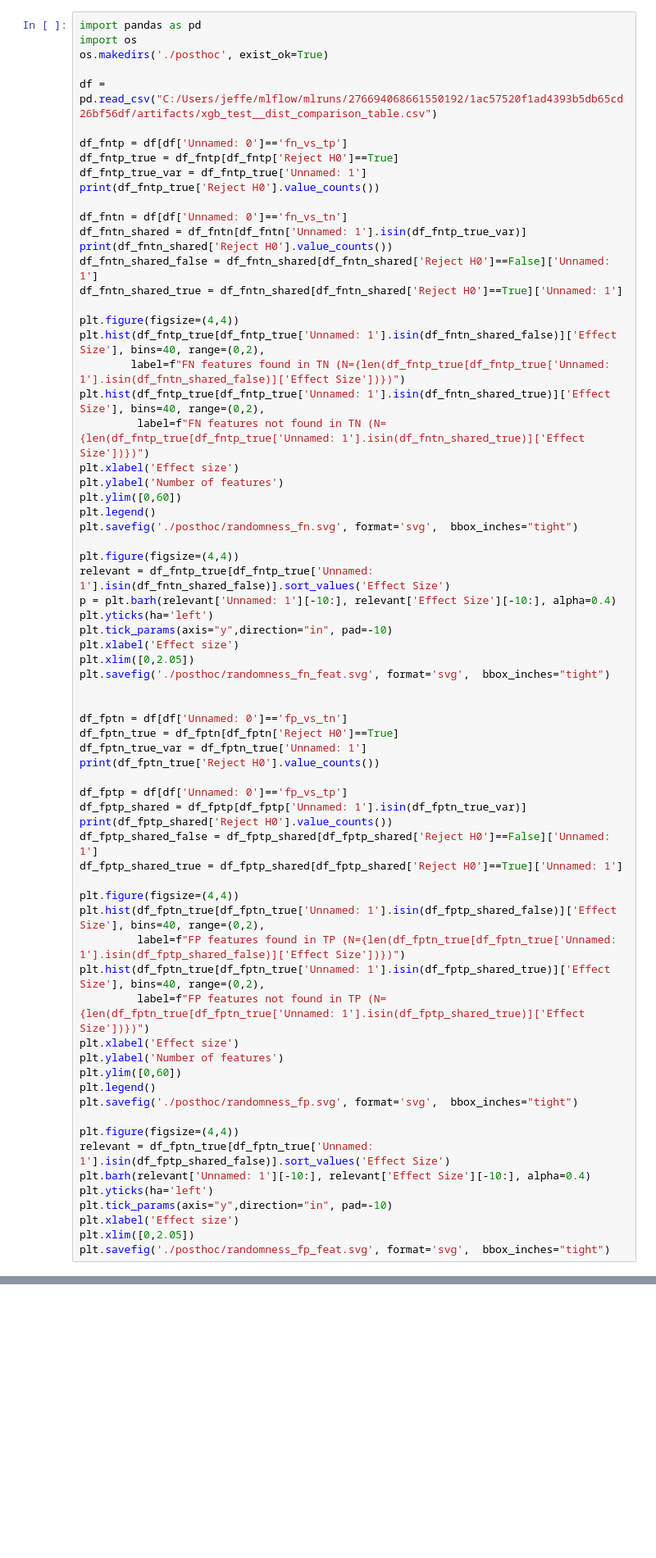
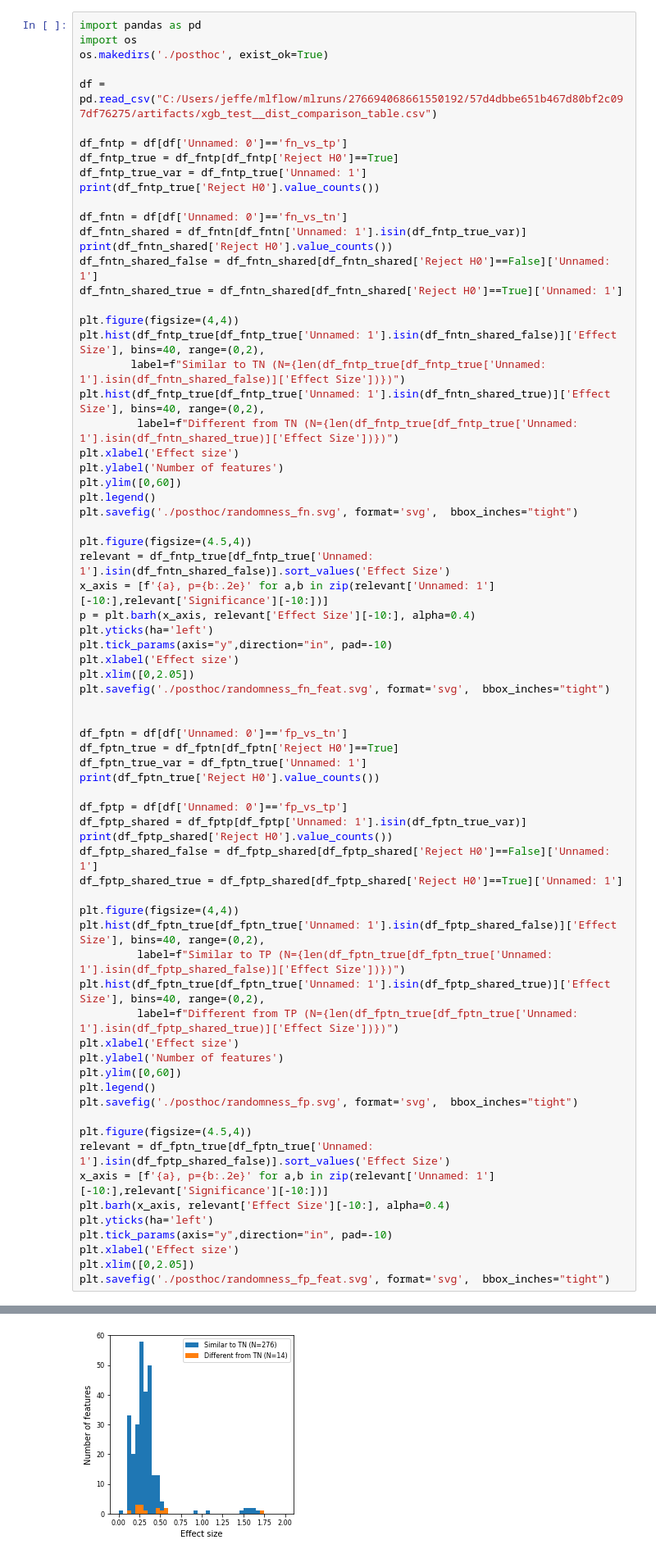
Before and after one commit to uclamii/CRRT, a Jupyter notebook: notebooks/results_analysis.ipynb, the cells around one changed output, grey strips where cells are left out. Shown at 82% size. Drawn from its saved outputs; the diff is of its cells as text; blank space fills up the shorter version.

```diff
--- a/notebooks/results_analysis.ipynb
+++ b/notebooks/results_analysis.ipynb
@@ -1025,7 +1151,7 @@ import pandas as pd
 import os
 os.makedirs('./posthoc', exist_ok=True)
 
-df = pd.read_csv("C:/Users/jeffe/mlflow/mlruns/276694068661550192/1ac57520f1ad4393b5db65cd26bf56df/artifacts/xgb_test__dist_comparison_table.csv")
+df = pd.read_csv("C:/Users/jeffe/mlflow/mlruns/276694068661550192/57d4dbbe651b467d80bf2c097df76275/artifacts/xgb_test__dist_comparison_table.csv")
 
 df_fntp = df[df['Unnamed: 0']=='fn_vs_tp']
 df_fntp_true = df_fntp[df_fntp['Reject H0']==True]
@@ -1040,18 +1166,19 @@ df_fntn_shared_true = df_fntn_shared[df_fntn_shared['Reject H0']==True]['Unnamed
 
 plt.figure(figsize=(4,4))
 plt.hist(df_fntp_true[df_fntp_true['Unnamed: 1'].isin(df_fntn_shared_false)]['Effect Size'], bins=40, range=(0,2),
-        label=f"FN features found in TN (N={len(df_fntp_true[df_fntp_true['Unnamed: 1'].isin(df_fntn_shared_false)]['Effect Size'])})")
+        label=f"Similar to TN (N={len(df_fntp_true[df_fntp_true['Unnamed: 1'].isin(df_fntn_shared_false)]['Effect Size'])})")
 plt.hist(df_fntp_true[df_fntp_true['Unnamed: 1'].isin(df_fntn_shared_true)]['Effect Size'], bins=40, range=(0,2),
-         label=f"FN features not found in TN (N={len(df_fntp_true[df_fntp_true['Unnamed: 1'].isin(df_fntn_shared_true)]['Effect Size'])})")
+         label=f"Different from TN (N={len(df_fntp_true[df_fntp_true['Unnamed: 1'].isin(df_fntn_shared_true)]['Effect Size'])})")
 plt.xlabel('Effect size')
 plt.ylabel('Number of features')
 plt.ylim([0,60])
 plt.legend()
 plt.savefig('./posthoc/randomness_fn.svg', format='svg',  bbox_inches="tight")
 
-plt.figure(figsize=(4,4))
+plt.figure(figsize=(4.5,4))
 relevant = df_fntp_true[df_fntp_true['Unnamed: 1'].isin(df_fntn_shared_false)].sort_values('Effect Size')
-p = plt.barh(relevant['Unnamed: 1'][-10:], relevant['Effect Size'][-10:], alpha=0.4)
+x_axis = [f'{a}, p={b:.2e}' for a,b in zip(relevant['Unnamed: 1'][-10:],relevant['Significance'][-10:])]
+p = plt.barh(x_axis, relevant['Effect Size'][-10:], alpha=0.4)
 plt.yticks(ha='left')
 plt.tick_params(axis="y",direction="in", pad=-10)
 plt.xlabel('Effect size')
@@ -1072,20 +1199,22 @@ df_fptp_shared_true = df_fptp_shared[df_fptp_shared['Reject H0']==True]['Unnamed
 
 plt.figure(figsize=(4,4))
 plt.hist(df_fptn_true[df_fptn_true['Unnamed: 1'].isin(df_fptp_shared_false)]['Effect Size'], bins=40, range=(0,2),
-         label=f"FP features found in TP (N={len(df_fptn_true[df_fptn_true['Unnamed: 1'].isin(df_fptp_shared_false)]['Effect Size'])})")
+         label=f"Similar to TP (N={len(df_fptn_true[df_fptn_true['Unnamed: 1'].isin(df_fptp_shared_false)]['Effect Size'])})")
 plt.hist(df_fptn_true[df_fptn_true['Unnamed: 1'].isin(df_fptp_shared_true)]['Effect Size'], bins=40, range=(0,2),
-         label=f"FP features not found in TP (N={len(df_fptn_true[df_fptn_true['Unnamed: 1'].isin(df_fptp_shared_true)]['Effect Size'])})")
+         label=f"Different from TP (N={len(df_fptn_true[df_fptn_true['Unnamed: 1'].isin(df_fptp_shared_true)]['Effect Size'])})")
 plt.xlabel('Effect size')
 plt.ylabel('Number of features')
 plt.ylim([0,60])
 plt.legend()
 plt.savefig('./posthoc/randomness_fp.svg', format='svg',  bbox_inches="tight")
 
-plt.figure(figsize=(4,4))
+plt.figure(figsize=(4.5,4))
 relevant = df_fptn_true[df_fptn_true['Unnamed: 1'].isin(df_fptp_shared_false)].sort_values('Effect Size')
-plt.barh(relevant['Unnamed: 1'][-10:], relevant['Effect Size'][-10:], alpha=0.4)
+x_axis = [f'{a}, p={b:.2e}' for a,b in zip(relevant['Unnamed: 1'][-10:],relevant['Significance'][-10:])]
+plt.barh(x_axis, relevant['Effect Size'][-10:], alpha=0.4)
 plt.yticks(ha='left')
 plt.tick_params(axis="y",direction="in", pad=-10)
 plt.xlabel('Effect size')
 plt.xlim([0,2.05])
 plt.savefig('./posthoc/randomness_fp_feat.svg', format='svg',  bbox_inches="tight")
+# %% [output]
@@ -1091,0 +1231 @@ plt.savefig('./posthoc/randomness_fp_feat.svg', format='svg',  bbox_inches="tigh
+[figure, added]
```
Also changed, not shown: parts of 37 cells of this notebook, 1 other file.
